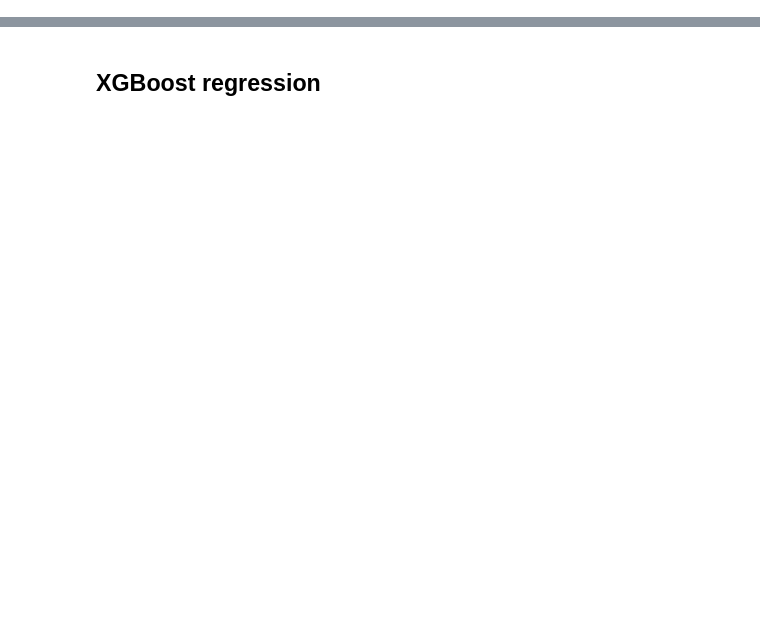
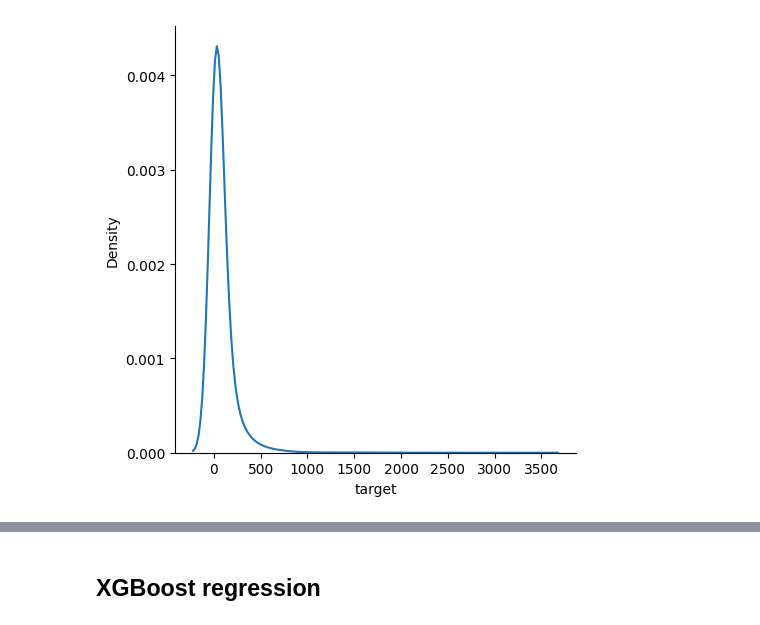
Before and after one commit to pwerden/ds-ml-flight-delay-prediction, a Jupyter notebook: models/model_rf_xgboost.ipynb, the cells around one changed output, grey strips where cells are left out. Saved outputs shown, nothing was run; the diff lists cells and outputs as text; code cells hidden in the pictures; blank space fills up the shorter version.

```diff
--- a/models/model_rf_xgboost.ipynb
+++ b/models/model_rf_xgboost.ipynb
@@ -59,0 +110,5 @@ df.columns
+# %%
+mask = df['target'] != 0
+sns.displot(df, x=df[mask]['target'], kind="kde",bw_adjust=5);
+# %% [output]
+[figure, added]
```
Also changed, not shown: parts of 25 cells of this notebook, 3 other files.
